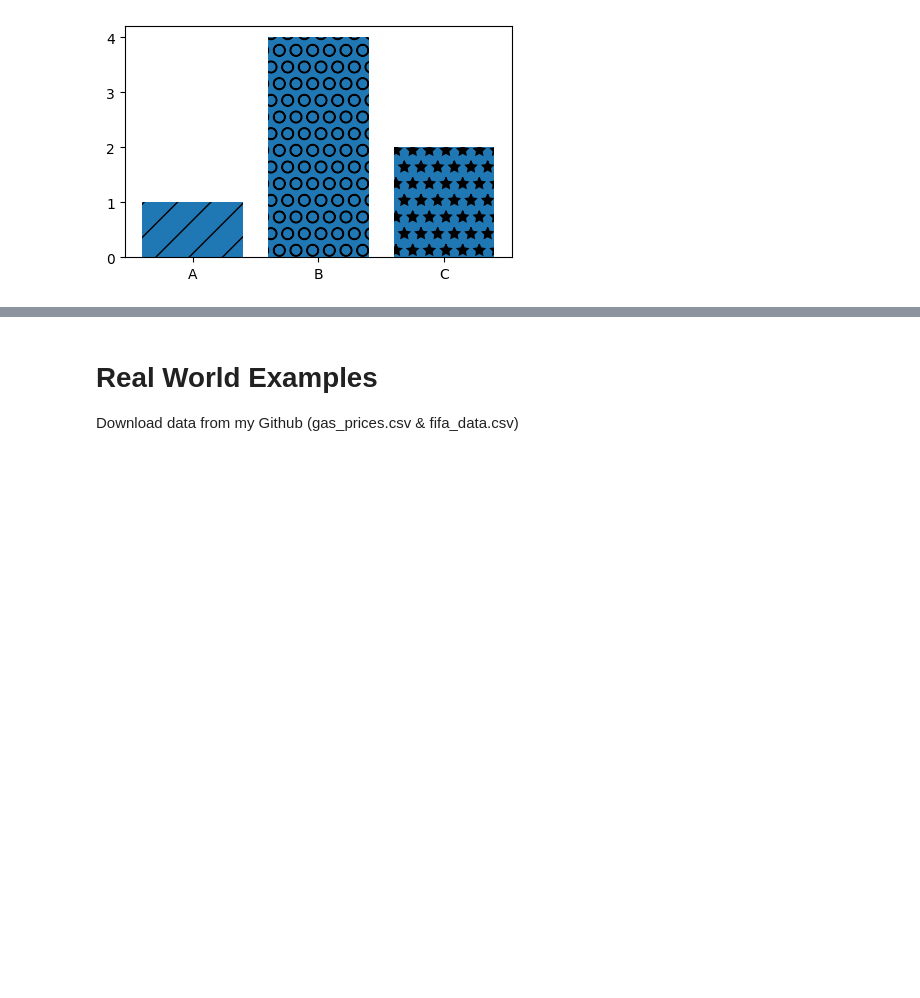
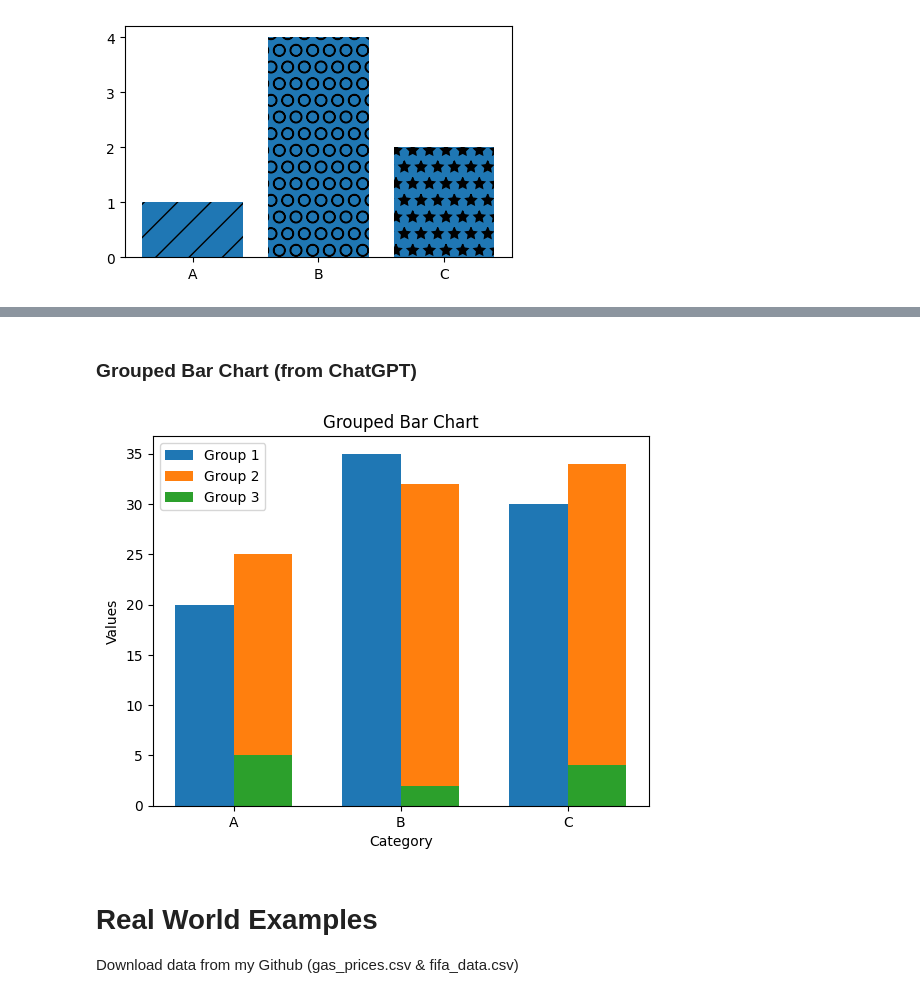
Before and after one commit to sinharaksh1t/jupyter, a Jupyter notebook: Matplotlib Tutorial.ipynb, the cells around one changed output, grey strips where cells are left out. Saved outputs shown, nothing was run; the diff lists cells and outputs as text; code cells hidden in the pictures; blank space fills up the shorter version.

```diff
--- a/Matplotlib Tutorial.ipynb
+++ b/Matplotlib Tutorial.ipynb
@@ -76,3 +121,45 @@ plt.show()
+# %% [markdown]
+### Grouped Bar Chart (from ChatGPT)
+# %%
+import numpy as np
+import pandas as pd
+import matplotlib.pyplot as plt
+
+# Sample data
+data = {
+    'Category': ['A', 'B', 'C'],
+    'Group1': [20, 35, 30],
+    'Group2': [25, 32, 34],
+    'Group3': [5, 2, 4]
+}
+
+# Create DataFrame
+df = pd.DataFrame(data)
+
+# Set up the figure and axes
+fig, ax = plt.subplots()
+
+# Number of categories and groups
+categories = df['Category']
+x = np.arange(len(categories))
+bar_width = 0.35
+
+# Plot bars for each group
+ax.bar(x - bar_width / 2, df['Group1'], width=bar_width, label='Group 1')
+ax.bar(x + bar_width / 2, df['Group2'], width=bar_width, label='Group 2')
+ax.bar(x + bar_width / 2, df['Group3'], width=bar_width, label='Group 3')
+
+# Labeling
+ax.set_xlabel('Category')
+ax.set_ylabel('Values')
+ax.set_title('Grouped Bar Chart')
+ax.set_xticks(x)
+ax.set_xticklabels(categories)
+ax.legend()
+
+plt.show()
+# %% [output]
+[figure, added]
 # %% [markdown]
 # Real World Examples
 Download data from my Github (gas_prices.csv & fifa_data.csv)
```
Also changed, not shown: parts of 3 cells of this notebook, 1 other file.
